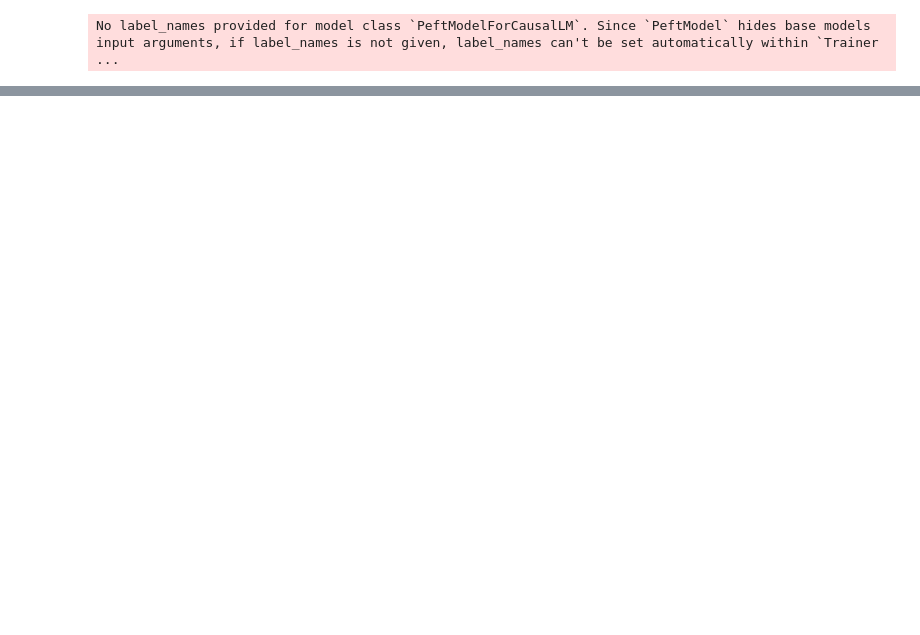
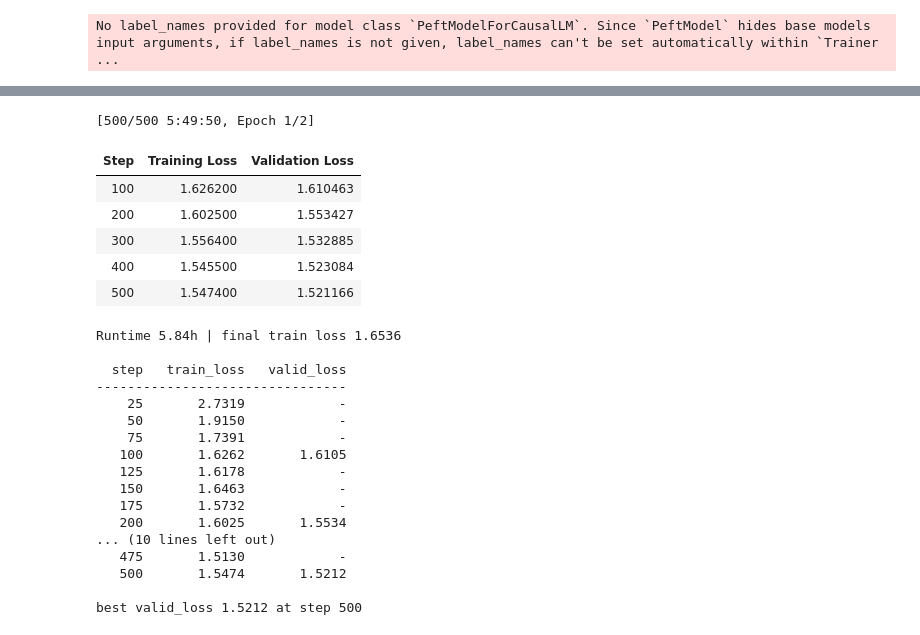
Before and after one commit to m-maximuz/TextScout, a Jupyter notebook: osint-ai.ipynb, the cells around one changed output, grey strips where cells are left out. Drawn from its saved outputs; the diff is of its cells as text; code cells hidden in the pictures; blank space fills up the shorter version.

```diff
--- a/osint-ai.ipynb
+++ b/osint-ai.ipynb
@@ -179,3 +150,54 @@ Train loss: 0.9136
+# %%
+stats = trainer.train()
+
+print(f"\nRuntime {stats.metrics['train_runtime']/3600:.2f}h | final train loss {stats.metrics['train_loss']:.4f}\n")
+
+hist = {}
+for e in trainer.state.log_history:
+    s = e.get("step")
+    if s is None:
+        continue
+    if "loss" in e:
+        hist.setdefault(s, {})["train"] = e["loss"]
+    if "eval_loss" in e:
+        hist.setdefault(s, {})["valid"] = e["eval_loss"]
+
+print(f"{'step':>6} {'train_loss':>12} {'valid_loss':>12}")
+print("-" * 32)
+for s in sorted(hist):
+    t = hist[s].get("train")
+    v = hist[s].get("valid")
+    ts = f"{t:.4f}" if t is not None else "-"
+    vs = f"{v:.4f}" if v is not None else "-"
+    print(f"{s:>6} {ts:>12} {vs:>12}")
+
+best = min((v["valid"], s) for s, v in hist.items() if "valid" in v)
+print(f"\nbest valid_loss {best[0]:.4f} at step {best[1]}")
+# %% [output]
+[500/500 5:49:50, Epoch 1/2]
+| Step | Training Loss | Validation Loss |
+| 100 | 1.626200 | 1.610463 |
+| 200 | 1.602500 | 1.553427 |
+| 300 | 1.556400 | 1.532885 |
+| 400 | 1.545500 | 1.523084 |
+| 500 | 1.547400 | 1.521166 |
+Runtime 5.84h | final train loss 1.6536
+
+  step   train_loss   valid_loss
+--------------------------------
+    25       2.7319            -
+    50       1.9150            -
+    75       1.7391            -
+   100       1.6262       1.6105
+   125       1.6178            -
+   150       1.6463            -
+   175       1.5732            -
+   200       1.6025       1.5534
+... (10 lines left out)
+   475       1.5130            -
+   500       1.5474       1.5212
+
+best valid_loss 1.5212 at step 500
 # %%
 model.save_pretrained(OUTPUT_DIR)
 tokenizer.save_pretrained(OUTPUT_DIR)
```
Also changed, not shown: parts of 8 cells of this notebook, 1 other file.
